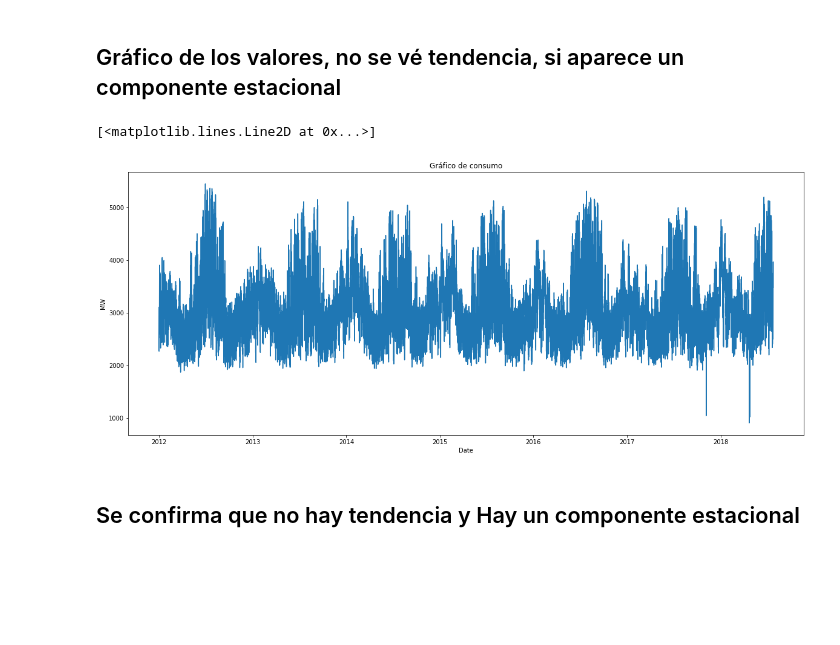
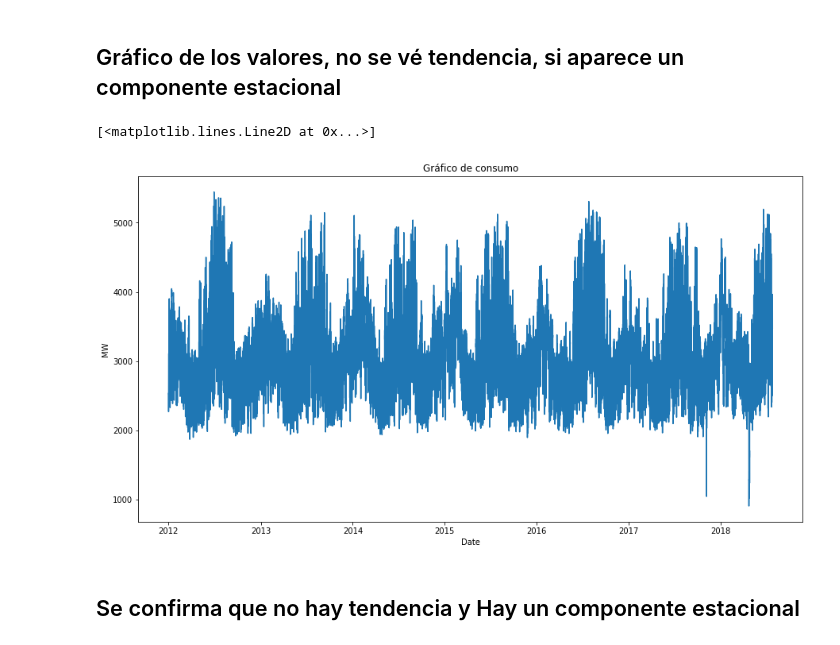
Before and after one commit to Lea102/Electric-Energy-power-consuption-Forecast, a Jupyter notebook: Leandro Scquizzato Serie de tiempos consumo electrico R3.ipynb, the cells around one changed output. Saved outputs shown, nothing was run; the diff lists cells and outputs as text; code cells hidden in the pictures; blank space fills up the shorter version.

```diff
--- a/Leandro Scquizzato Serie de tiempos consumo electrico R3.ipynb
+++ b/Leandro Scquizzato Serie de tiempos consumo electrico R3.ipynb
@@ -301,14 +301,14 @@ x
 # %% [markdown]
 ## Gráfico de los valores, no se vé tendencia, si aparece un componente estacional
 # %%
-plt.figure(figsize=(20,8))
+plt.figure(figsize=(15,8))
 plt.xlabel("Date")
 plt.ylabel("MW")
 plt.title("Gráfico de consumo")
 plt.plot(df)
 # %% [output]
 [<matplotlib.lines.Line2D at 0x...>]
-[figure, old version]
+[figure, new version]
 # %% [markdown]
 ## Se confirma que no hay tendencia y Hay un componente estacional
 # %%
```
Also changed, not shown: parts of 5 cells of this notebook.
